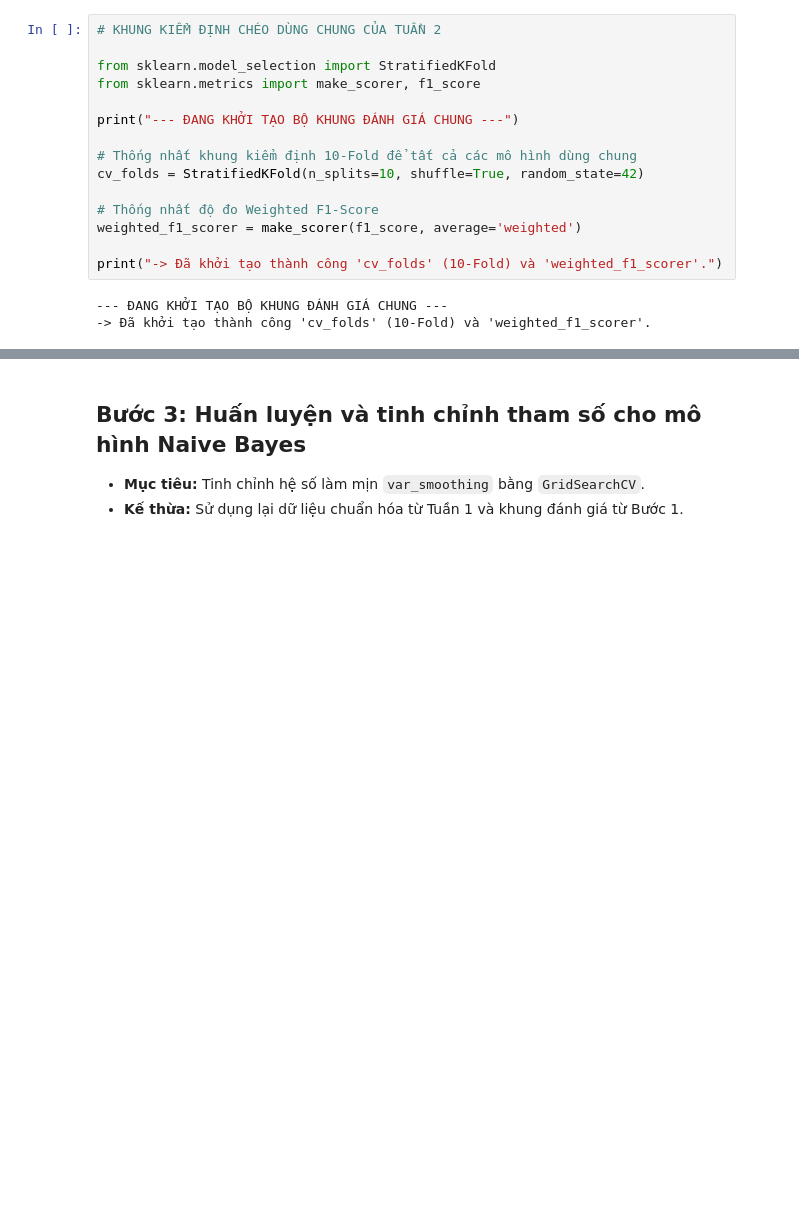
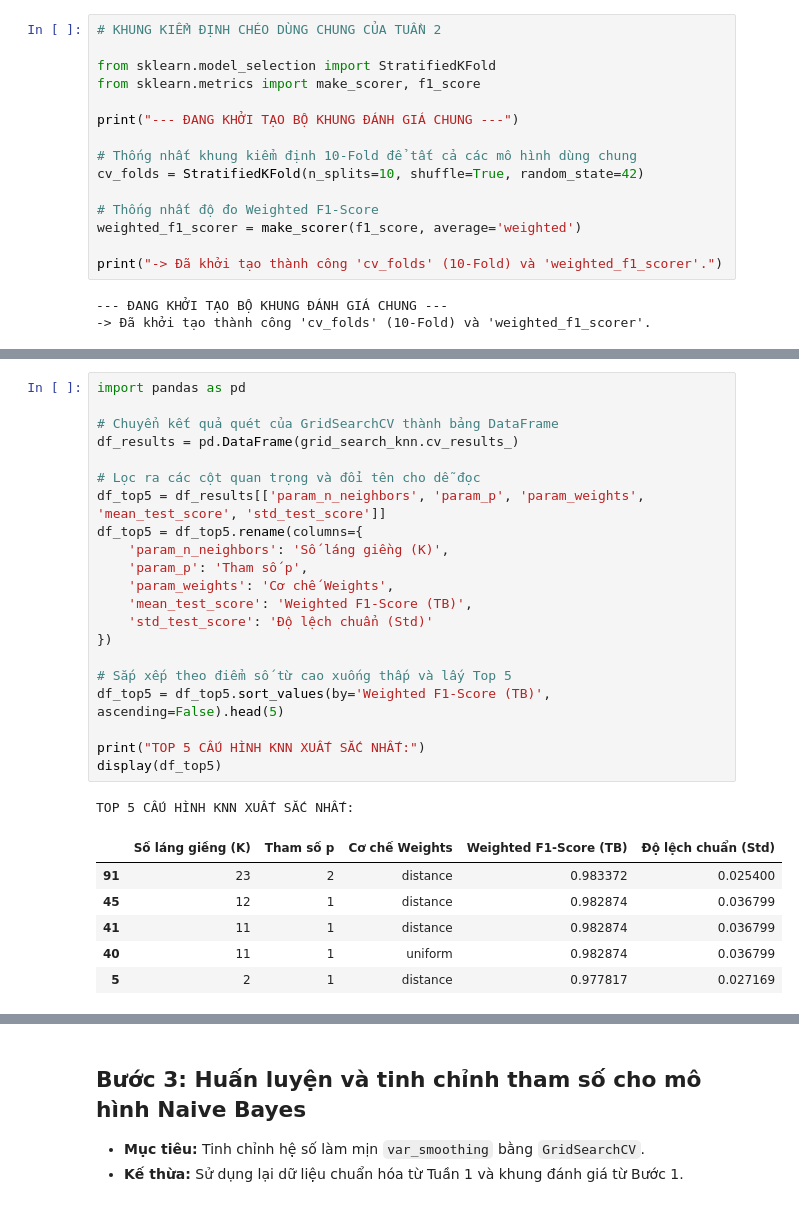
Before and after one commit to minhthu54/Wine-Classification-DataMining, a Jupyter notebook: wine_week1.ipynb, the cells around one changed output, grey strips where cells are left out. Cells and saved outputs as stored; diff of their text form; blank space fills up the shorter version.

```diff
--- a/wine_week1.ipynb
+++ b/wine_week1.ipynb
@@ -149,0 +260,29 @@ print("-> Đã khởi tạo thành công 'cv_folds' (10-Fold) và 'weighted_f1_s
+# %%
+import pandas as pd
+
+# Chuyển kết quả quét của GridSearchCV thành bảng DataFrame
+df_results = pd.DataFrame(grid_search_knn.cv_results_)
+
+# Lọc ra các cột quan trọng và đổi tên cho dễ đọc
+df_top5 = df_results[['param_n_neighbors', 'param_p', 'param_weights', 'mean_test_score', 'std_test_score']]
+df_top5 = df_top5.rename(columns={
+    'param_n_neighbors': 'Số láng giềng (K)',
+    'param_p': 'Tham số p',
+    'param_weights': 'Cơ chế Weights',
+    'mean_test_score': 'Weighted F1-Score (TB)',
+    'std_test_score': 'Độ lệch chuẩn (Std)'
+})
+
+# Sắp xếp theo điểm số từ cao xuống thấp và lấy Top 5
+df_top5 = df_top5.sort_values(by='Weighted F1-Score (TB)', ascending=False).head(5)
+
+print("TOP 5 CẤU HÌNH KNN XUẤT SẮC NHẤT:")
+display(df_top5)
+# %% [output]
+TOP 5 CẤU HÌNH KNN XUẤT SẮC NHẤT:
+|  | Số láng giềng (K) | Tham số p | Cơ chế Weights | Weighted F1-Score (TB) | Độ lệch chuẩn (Std) |
+| 91 | 23 | 2 | distance | 0.983372 | 0.025400 |
+| 45 | 12 | 1 | distance | 0.982874 | 0.036799 |
+| 41 | 11 | 1 | distance | 0.982874 | 0.036799 |
+| 40 | 11 | 1 | uniform | 0.982874 | 0.036799 |
+| 5 | 2 | 1 | distance | 0.977817 | 0.027169 |
```
Also changed, not shown: parts of 5 cells of this notebook, 5 other files.
